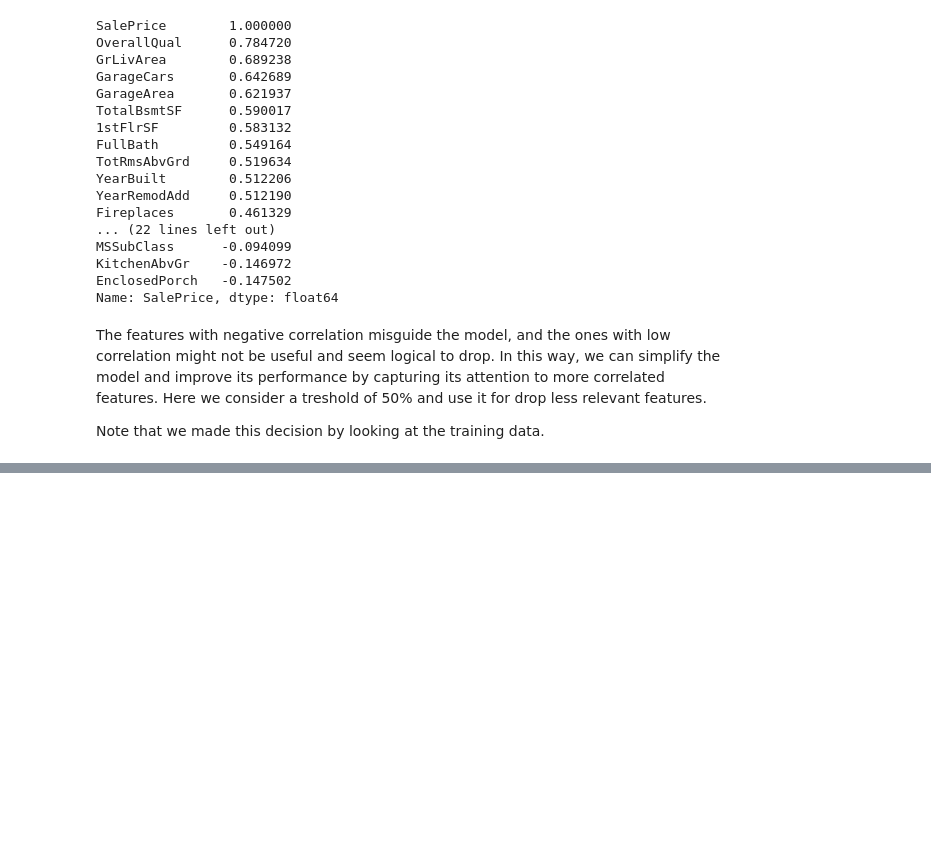
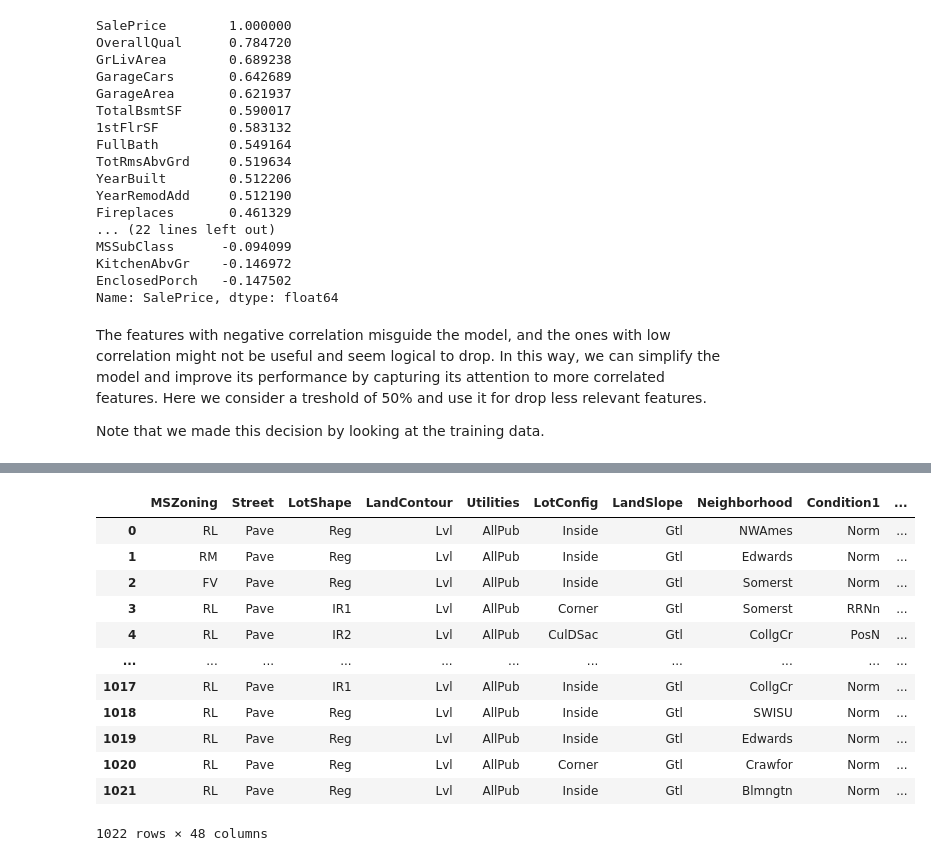
Before and after one commit to maj2idfar/Foundations-of-Machine-Learning-Course-Projects, a Jupyter notebook: 5_MLP/5_MLP.ipynb, the cells around one changed output, grey strips where cells are left out. Cells and saved outputs as stored; diff of their text form; code cells hidden in the pictures; blank space fills up the shorter version.

```diff
--- a/5_MLP/5_MLP.ipynb
+++ b/5_MLP/5_MLP.ipynb
@@ -467,0 +470,3 @@ test_df_features_removed_and_filled_and_selected
+# %%
+train_df_preprocessed = train_df_features_removed_and_filled_and_selected.copy()
+test_df_preprocessed = test_df_features_removed_and_filled_and_selected.copy()
@@ -467,0 +475,27 @@ test_df_features_removed_and_filled_and_selected
+# %%
+categorical_cols = train_df_preprocessed.select_dtypes(include=['object']).columns.tolist()
+
+numerical_cols = train_df_preprocessed.select_dtypes(exclude=['object']).columns.tolist()
+numerical_cols.remove(target)
+# %%
+scaler = StandardScaler()
+encoder = OneHotEncoder(handle_unknown="ignore", sparse_output=False)
+# %%
+train_df_preprocessed[numerical_cols] = scaler.fit_transform(train_df_preprocessed[numerical_cols])
+test_df_preprocessed[numerical_cols] = scaler.transform(test_df_preprocessed[numerical_cols])
+# %%
+train_df_preprocessed
+# %% [output]
+|  | MSZoning | Street | LotShape | LandContour | Utilities | LotConfig | LandSlope | Neighborhood | Condition1 | ... |
+| 0 | RL | Pave | Reg | Lvl | AllPub | Inside | Gtl | NWAmes | Norm | ... |
+| 1 | RM | Pave | Reg | Lvl | AllPub | Inside | Gtl | Edwards | Norm | ... |
+| 2 | FV | Pave | Reg | Lvl | AllPub | Inside | Gtl | Somerst | Norm | ... |
+| 3 | RL | Pave | IR1 | Lvl | AllPub | Corner | Gtl | Somerst | RRNn | ... |
+| 4 | RL | Pave | IR2 | Lvl | AllPub | CulDSac | Gtl | CollgCr | PosN | ... |
+| ... | ... | ... | ... | ... | ... | ... | ... | ... | ... | ... |
+| 1017 | RL | Pave | IR1 | Lvl | AllPub | Inside | Gtl | CollgCr | Norm | ... |
+| 1018 | RL | Pave | Reg | Lvl | AllPub | Inside | Gtl | SWISU | Norm | ... |
+| 1019 | RL | Pave | Reg | Lvl | AllPub | Inside | Gtl | Edwards | Norm | ... |
+| 1020 | RL | Pave | Reg | Lvl | AllPub | Corner | Gtl | Crawfor | Norm | ... |
+| 1021 | RL | Pave | Reg | Lvl | AllPub | Inside | Gtl | Blmngtn | Norm | ... |
+1022 rows × 48 columns
```
Also changed, not shown: parts of 24 cells of this notebook.
